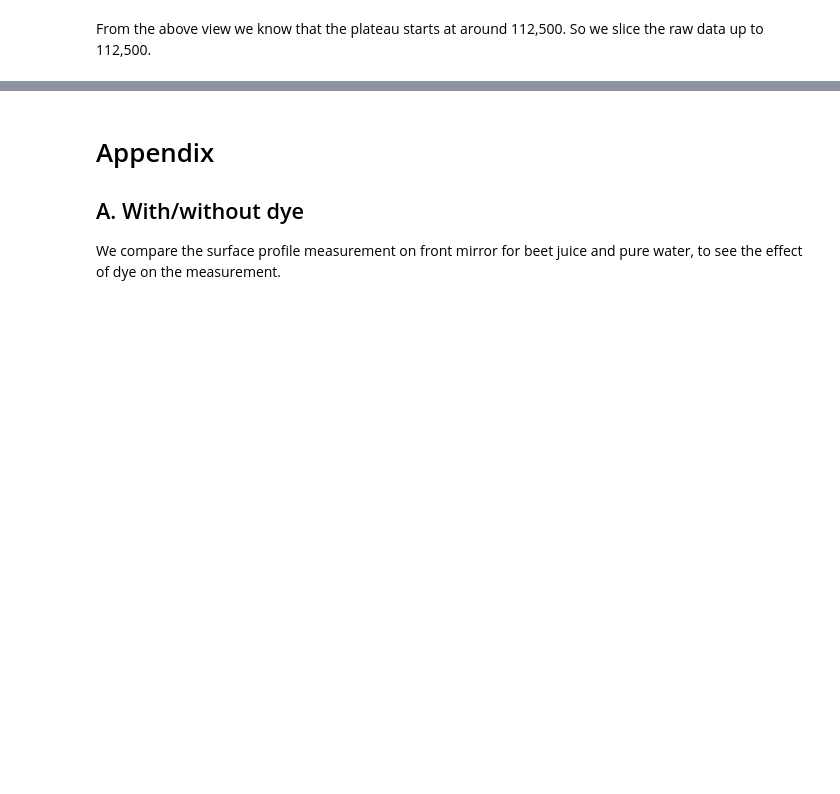
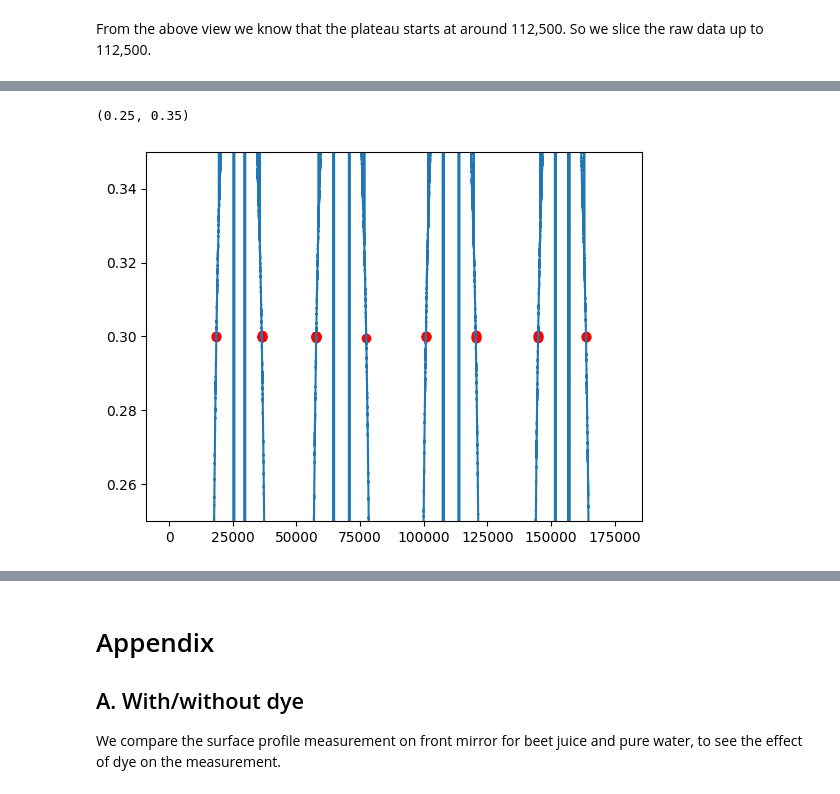
Before and after one commit to ZLoverty/WPM, a Jupyter notebook: Code/Surface_profile.ipynb, the cells around one changed output, grey strips where cells are left out. Saved outputs shown, nothing was run; the diff lists cells and outputs as text; code cells hidden in the pictures; blank space fills up the shorter version.

```diff
--- a/Code/Surface_profile.ipynb
+++ b/Code/Surface_profile.ipynb
@@ -127,0 +74,3 @@ profile = pd.DataFrame({"x": x, "h": hflip})
+# %%
+# get those with raw.loc[ind] > 0 and raw.loc[ind] < 1
+ind01 = ind[np.squeeze(np.array((raw.loc[ind] > 0.25) & (raw.loc[ind] < .35)))]
@@ -127,0 +86,7 @@ profile = pd.DataFrame({"x": x, "h": hflip})
+# %%
+plt.plot(raw)
+plt.scatter(ind01, raw.loc[ind01], color="red")
+plt.ylim([.25, .35])
+# %% [output]
+(0.25, 0.35)
+[figure, added]
```
Also changed, not shown: parts of 27 cells of this notebook.
